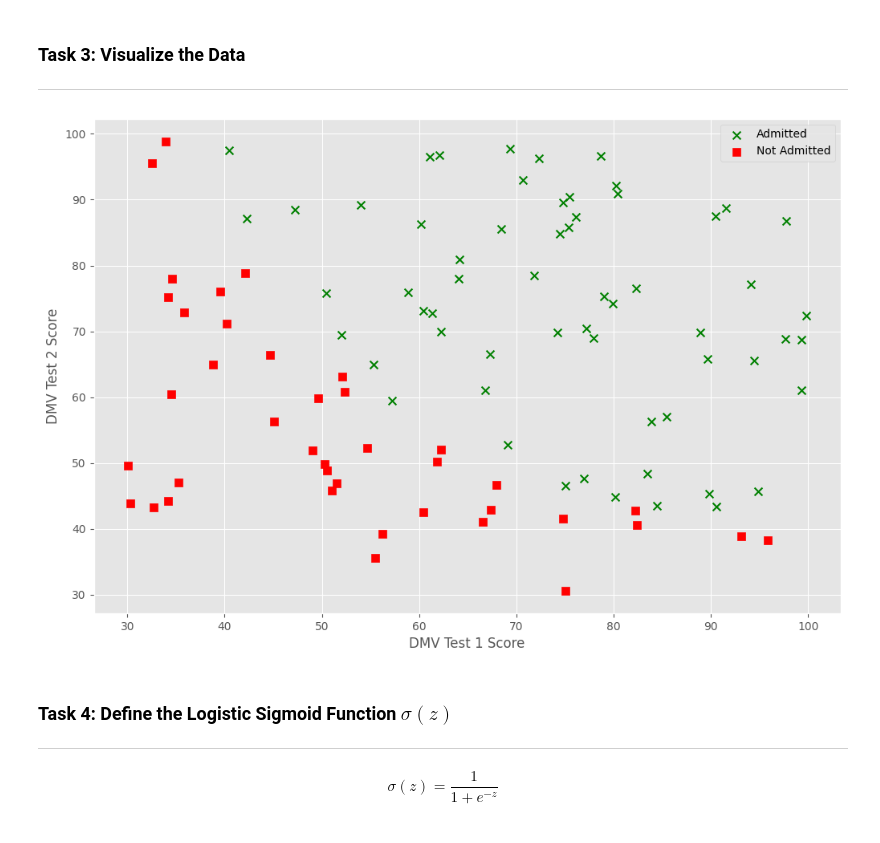
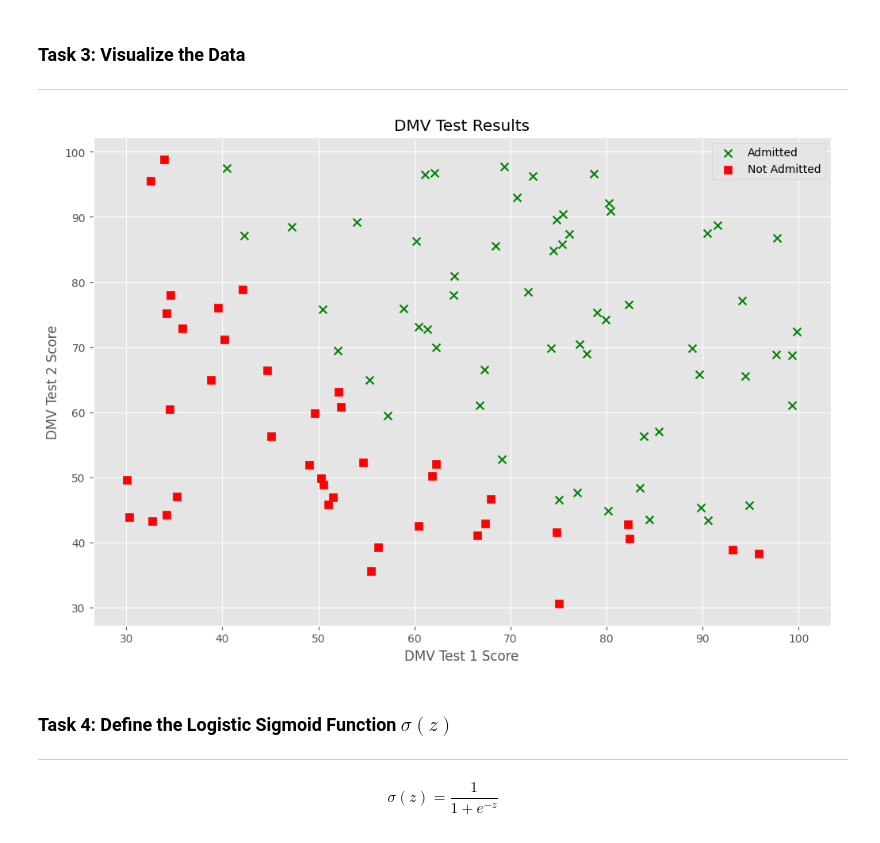
Before and after one commit to venkatesh58285/ML, a Jupyter notebook: Lab4_AP232110011217.ipynb, the cells around one changed output. Cells and saved outputs as stored; diff of their text form; code cells hidden in the pictures.

```diff
--- a/Lab4_AP232110011217.ipynb
+++ b/Lab4_AP232110011217.ipynb
@@ -39,15 +39,16 @@ display(data.head())
 # %%
 admitted = data[data['Results'] == 1]
 not_admitted = data[data['Results'] == 0]
 
 plt.scatter(admitted['DMV_Test_1'], admitted['DMV_Test_2'], s=50, c='green', marker='x', label='Admitted')
 plt.scatter(not_admitted['DMV_Test_1'], not_admitted['DMV_Test_2'], s=50, c='red', marker='s', label='Not Admitted')
 plt.xlabel('DMV Test 1 Score')
 plt.ylabel('DMV Test 2 Score')
+plt.title('DMV Test Results')
 plt.legend()
 plt.show()
 # %% [output]
-[figure, old version]
+[figure, new version]
 # %% [markdown]
 ### Task 4: Define the Logistic Sigmoid Function $\sigma(z)$
 ---
```
Also changed, not shown: parts of 8 cells of this notebook.
